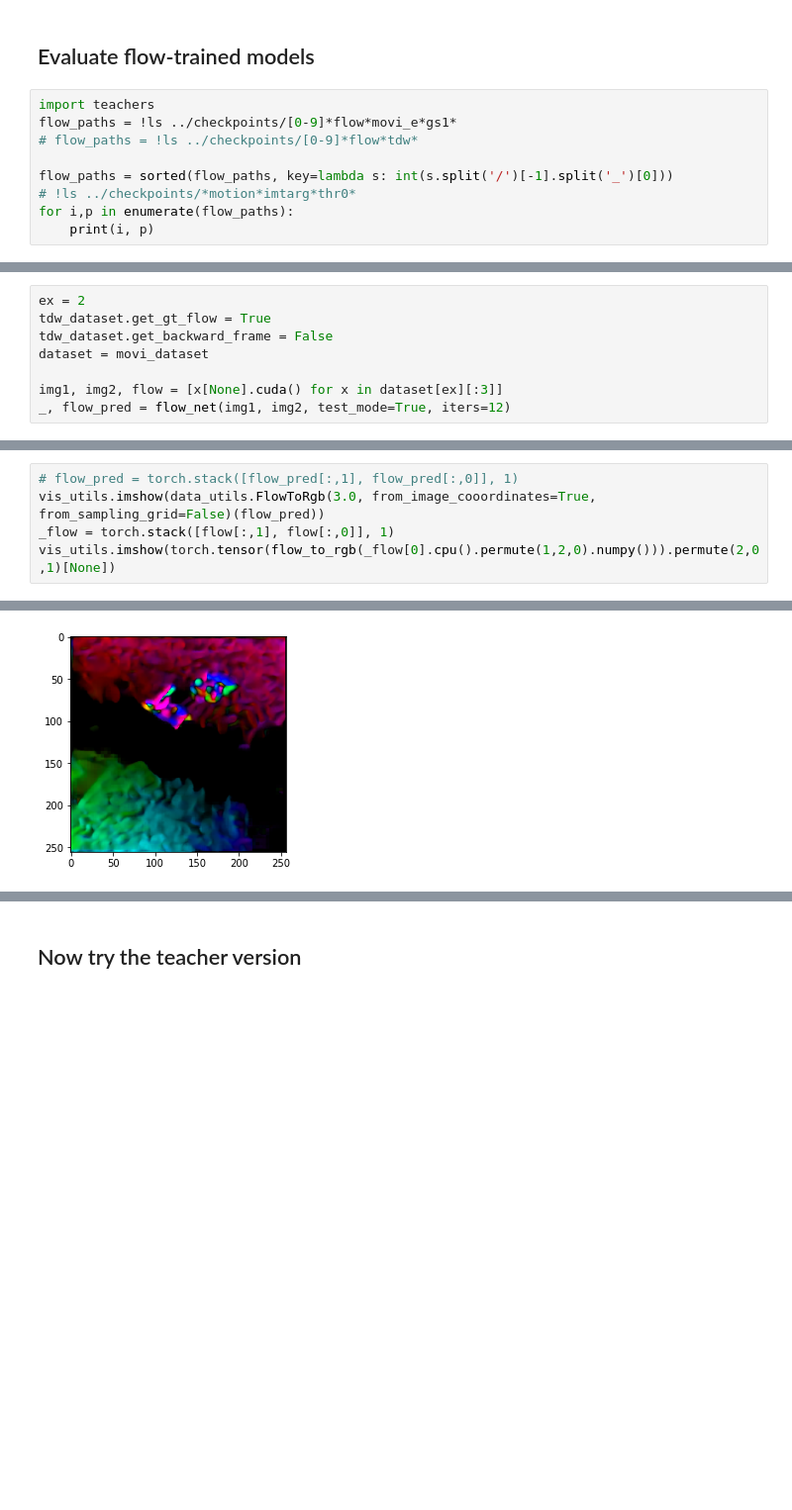
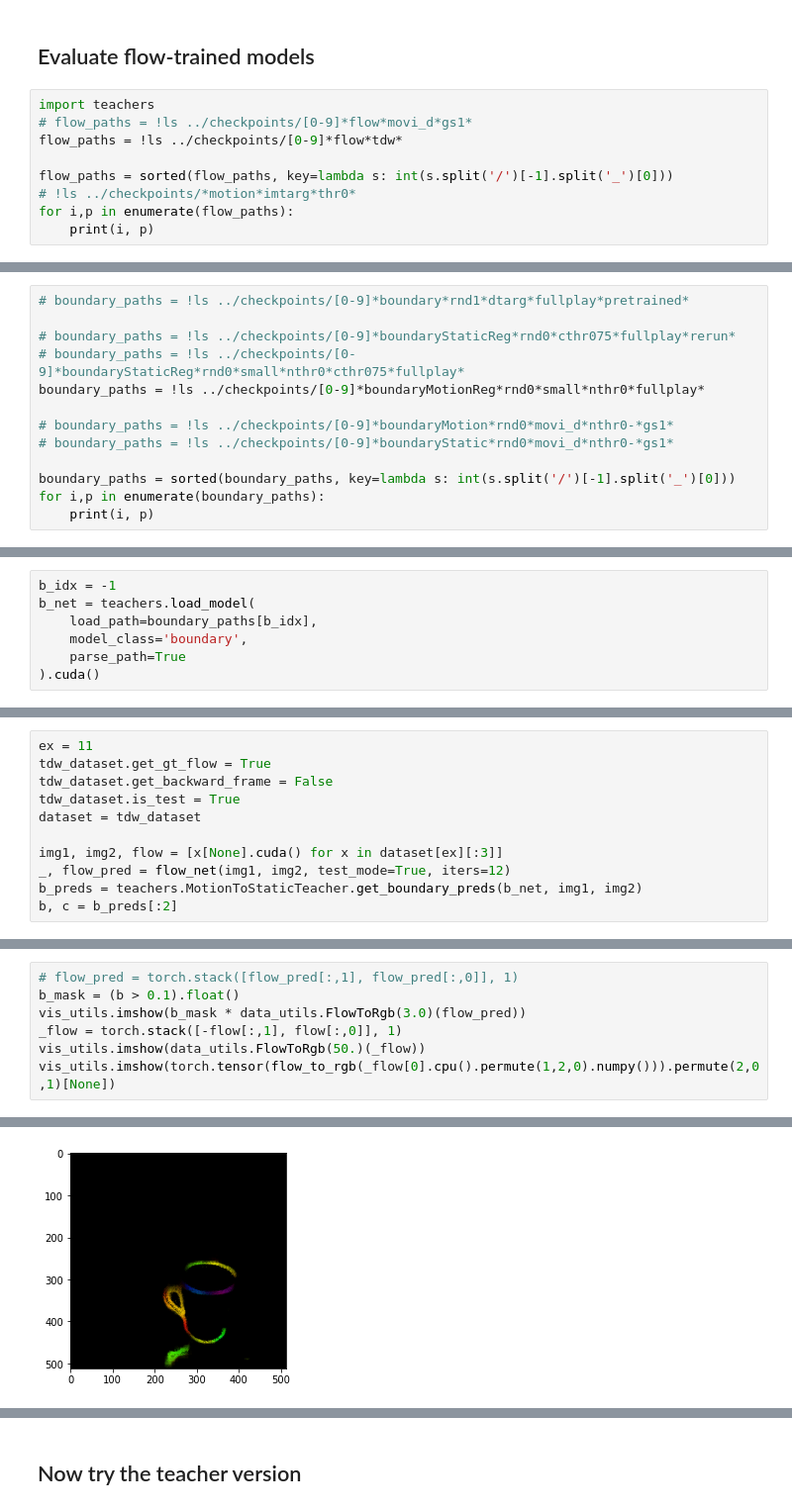
Before and after one commit to neuroailab/RAFT, a Jupyter notebook: notebooks/FlowTargets_db042722.ipynb, the cells around one changed output, grey strips where cells are left out. Shown at 99% size. Drawn from its saved outputs; the diff is of its cells as text; blank space fills up the shorter version.

Commit message:
flow teachers

```diff
--- a/notebooks/FlowTargets_db042722.ipynb
+++ b/notebooks/FlowTargets_db042722.ipynb
@@ -249,8 +249,8 @@ True
 ## Evaluate flow-trained models
 # %%
 import teachers
-flow_paths = !ls ../checkpoints/[0-9]*flow*movi_e*gs1*
-# flow_paths = !ls ../checkpoints/[0-9]*flow*tdw*
+# flow_paths = !ls ../checkpoints/[0-9]*flow*movi_d*gs1*
+flow_paths = !ls ../checkpoints/[0-9]*flow*tdw*
 
 flow_paths = sorted(flow_paths, key=lambda s: int(s.split('/')[-1].split('_')[0]))
 # !ls ../checkpoints/*motion*imtarg*thr0*
@@ -277,0 +286,13 @@ flow_net = teachers.load_model(
+# %%
+# boundary_paths = !ls ../checkpoints/[0-9]*boundary*rnd1*dtarg*fullplay*pretrained*
+
+# boundary_paths = !ls ../checkpoints/[0-9]*boundaryStaticReg*rnd0*cthr075*fullplay*rerun*
+# boundary_paths = !ls ../checkpoints/[0-9]*boundaryStaticReg*rnd0*small*nthr0*cthr075*fullplay*
+boundary_paths = !ls ../checkpoints/[0-9]*boundaryMotionReg*rnd0*small*nthr0*fullplay*
+
+# boundary_paths = !ls ../checkpoints/[0-9]*boundaryMotion*rnd0*movi_d*nthr0-*gs1*
+# boundary_paths = !ls ../checkpoints/[0-9]*boundaryStatic*rnd0*movi_d*nthr0-*gs1*
+
+boundary_paths = sorted(boundary_paths, key=lambda s: int(s.split('/')[-1].split('_')[0]))
+for i,p in enumerate(boundary_paths):
+    print(i, p)
@@ -277,0 +317,7 @@ flow_net = teachers.load_model(
+# %%
+b_idx = -1
+b_net = teachers.load_model(
+    load_path=boundary_paths[b_idx],
+    model_class='boundary',
+    parse_path=True
+).cuda()
@@ -278,8 +326,11 @@ flow_net = teachers.load_model(
 # %%
-ex = 2
+ex = 11
 tdw_dataset.get_gt_flow = True
 tdw_dataset.get_backward_frame = False
-dataset = movi_dataset
+tdw_dataset.is_test = True
+dataset = tdw_dataset
 
 img1, img2, flow = [x[None].cuda() for x in dataset[ex][:3]]
 _, flow_pred = flow_net(img1, img2, test_mode=True, iters=12)
+b_preds = teachers.MotionToStaticTeacher.get_boundary_preds(b_net, img1, img2)
+b, c = b_preds[:2]
@@ -286,8 +379,10 @@ _, flow_pred = flow_net(img1, img2, test_mode=True, iters=12)
 # %%
 # flow_pred = torch.stack([flow_pred[:,1], flow_pred[:,0]], 1)
-vis_utils.imshow(data_utils.FlowToRgb(3.0, from_image_cooordinates=True, from_sampling_grid=False)(flow_pred))
-_flow = torch.stack([flow[:,1], flow[:,0]], 1)
+b_mask = (b > 0.1).float()
+vis_utils.imshow(b_mask * data_utils.FlowToRgb(3.0)(flow_pred))
+_flow = torch.stack([-flow[:,1], flow[:,0]], 1)
+vis_utils.imshow(data_utils.FlowToRgb(50.)(_flow))
 vis_utils.imshow(torch.tensor(flow_to_rgb(_flow[0].cpu().permute(1,2,0).numpy())).permute(2,0,1)[None])
 # %% [output]
 WARNING:matplotlib.image:Clipping input data to the valid range for imshow with RGB data ([0..1] for floats or [0..255] for integers).
-[figure, old version]
+[figure, new version]
```
Also changed, not shown: parts of 14 cells of this notebook, 4 other files.
